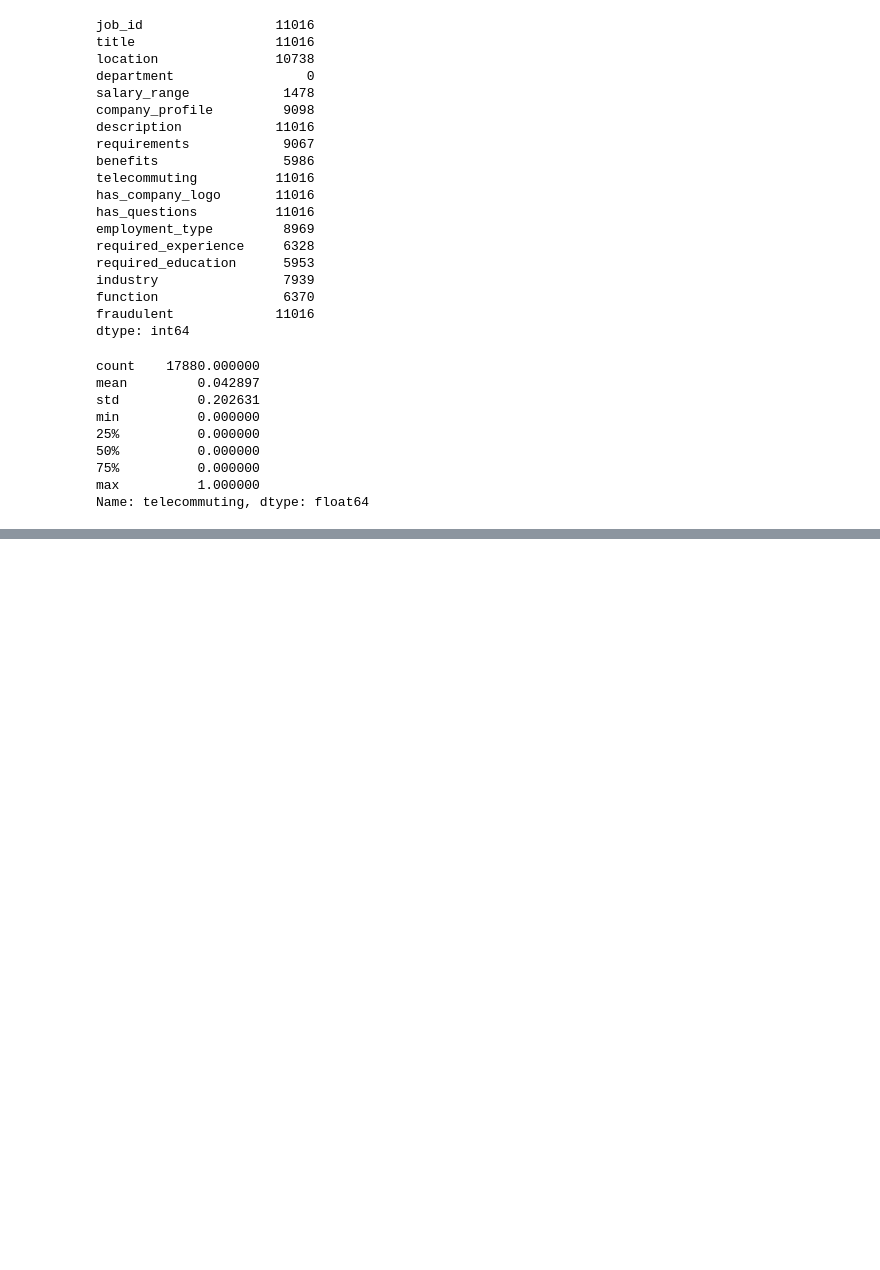
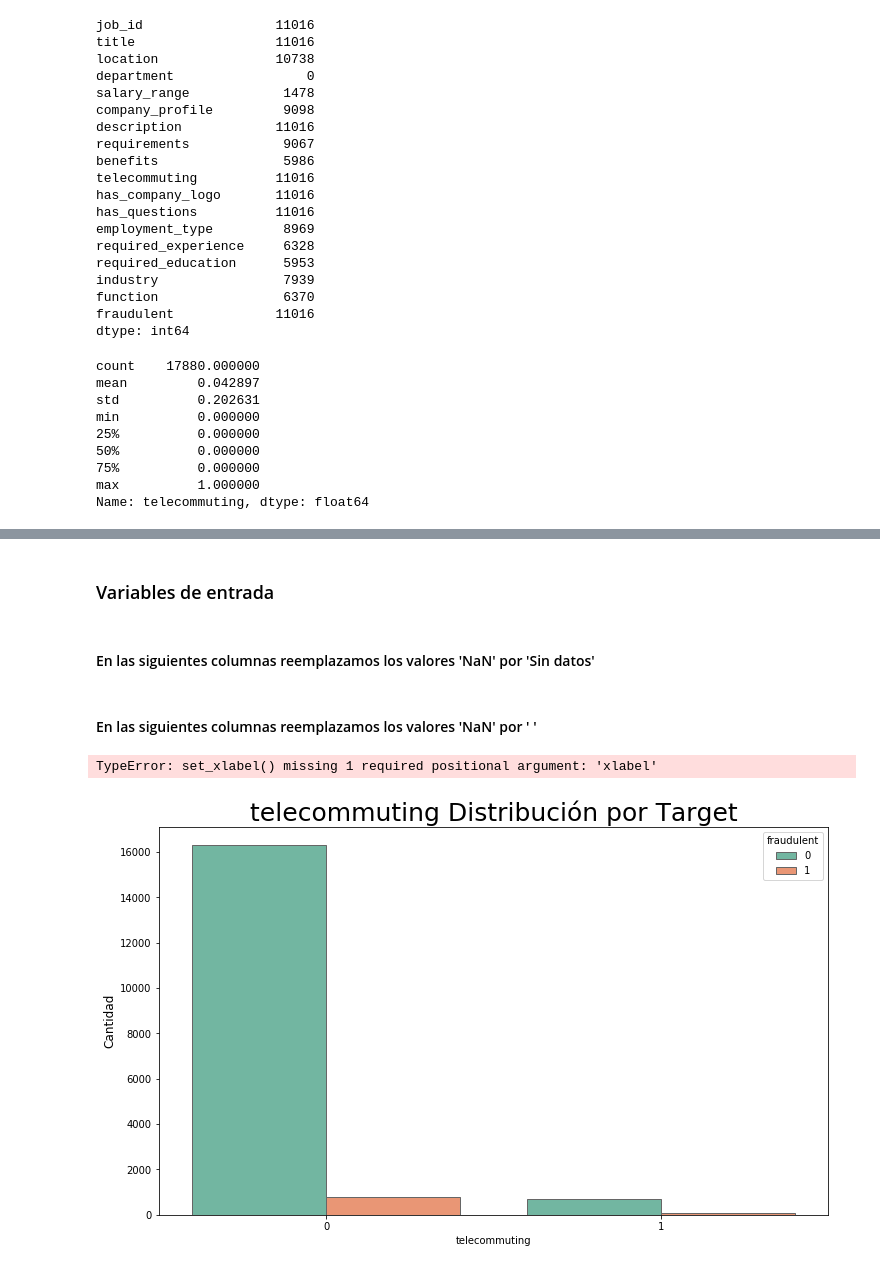
Before and after one commit to JuanAira/TP1-An-lisis_Exploratorio_de_Datos, a Jupyter notebook: tp1_exploration.ipynb, the cells around one changed output, grey strips where cells are left out. Cells and saved outputs as stored; diff of their text form; code cells hidden in the pictures; blank space fills up the shorter version.

```diff
--- a/tp1_exploration.ipynb
+++ b/tp1_exploration.ipynb
@@ -197,0 +202,48 @@ Name: telecommuting, dtype: float64
+# %% [markdown]
+### Variables de entrada
+# %% [markdown]
+#### En las siguientes columnas reemplazamos los valores 'NaN' por 'Sin datos'
+# %%
+categorias_columnas = ['employment_type', 'required_experience', 'required_education']
+for col in categorias_columnas:
+    datos[col].fillna("Sin datos", inplace=True)
+# %% [markdown]
+#### En las siguientes columnas reemplazamos los valores 'NaN' por '  '
+# %%
+txt_columnas = ['company_profile', 'description', 'requirements', 'benefits']
+
+datos = datos.dropna(subset=txt_columnas, how='all')
+
+for col in txt_columnas:
+    datos[col].fillna(' ', inplace=True)
+# %%
+categorias_col = ['telecommuting', 'has_company_logo', 'has_questions', 'employment_type', 'required_experience', 'required_education']
+
+tabla = gridspec.GridSpec(5, 2, wspace=0.5, hspace=0.5)
+plt.figure(figsize=(30,50))
+
+for n, col in enumerate(datos[categorias_col]):
+    ax = plt.subplot(tabla[n])
+    sns.countplot(x=col,edgecolor=".4", data=datos, hue='fraudulent', palette='Set2', order=datos[col].value_counts().iloc[:5].index)
+    ax.set_ylabel('Cantidad', fontsize=12)
+
+    ax.set_title(f'{col} Distribución por Target', fontsize=25)
+    xlabels = ax.get_xticklabels()
+
+    ax.set_xticklabels(xlabels,  fontsize=10 )
+    plt.legend(fontsize=10)
+    ax.set_facecolor('white')
+    cantidad_total = len(datos)
+    sizes=[]
+    for p in ax.patches:
+        height = p.get_height()
+        sizes.append(height)
+        ax.text(p.get_x()+p.get_width()/2.,
+                height + 3,
+                '{:1.2f}%'.format(height/cantidad_total*100),
+                ha="center", fontsize=10)
+
+plt.show()
+# %% [output]
+TypeError: set_xlabel() missing 1 required positional argument: 'xlabel'
+[figure, added]
```
Also changed, not shown: parts of 4 cells of this notebook.
